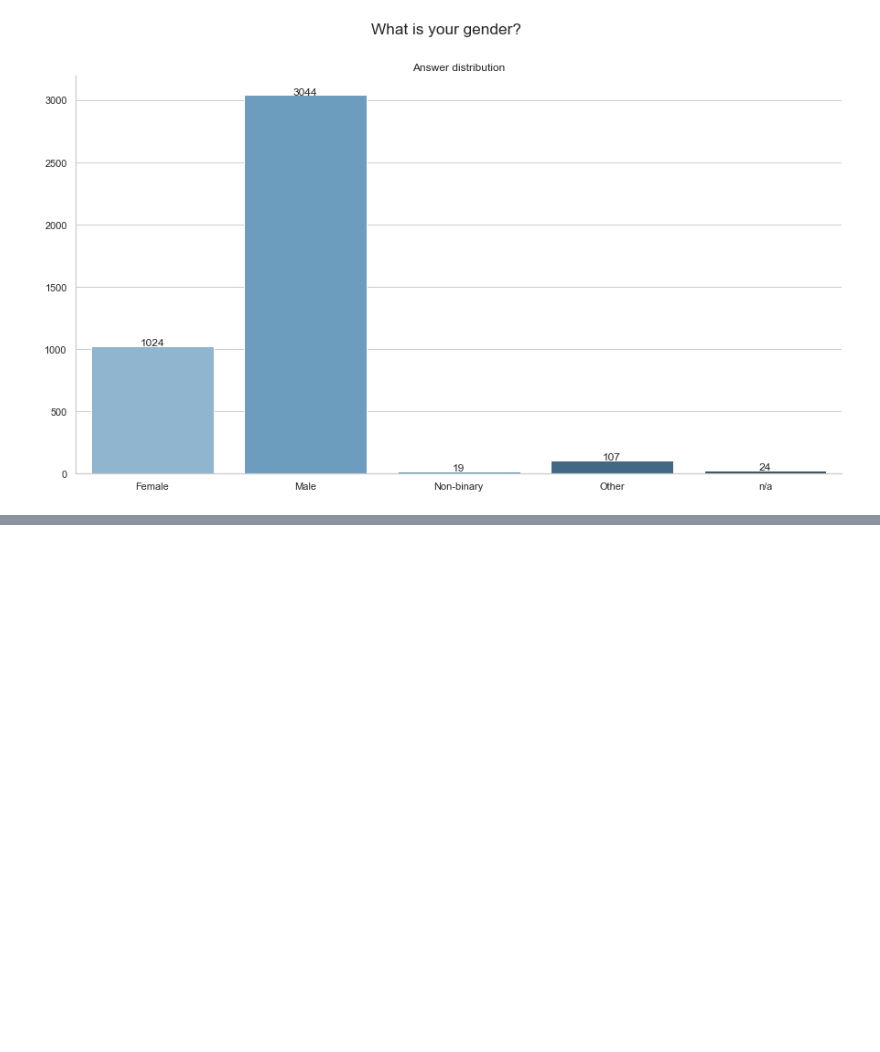
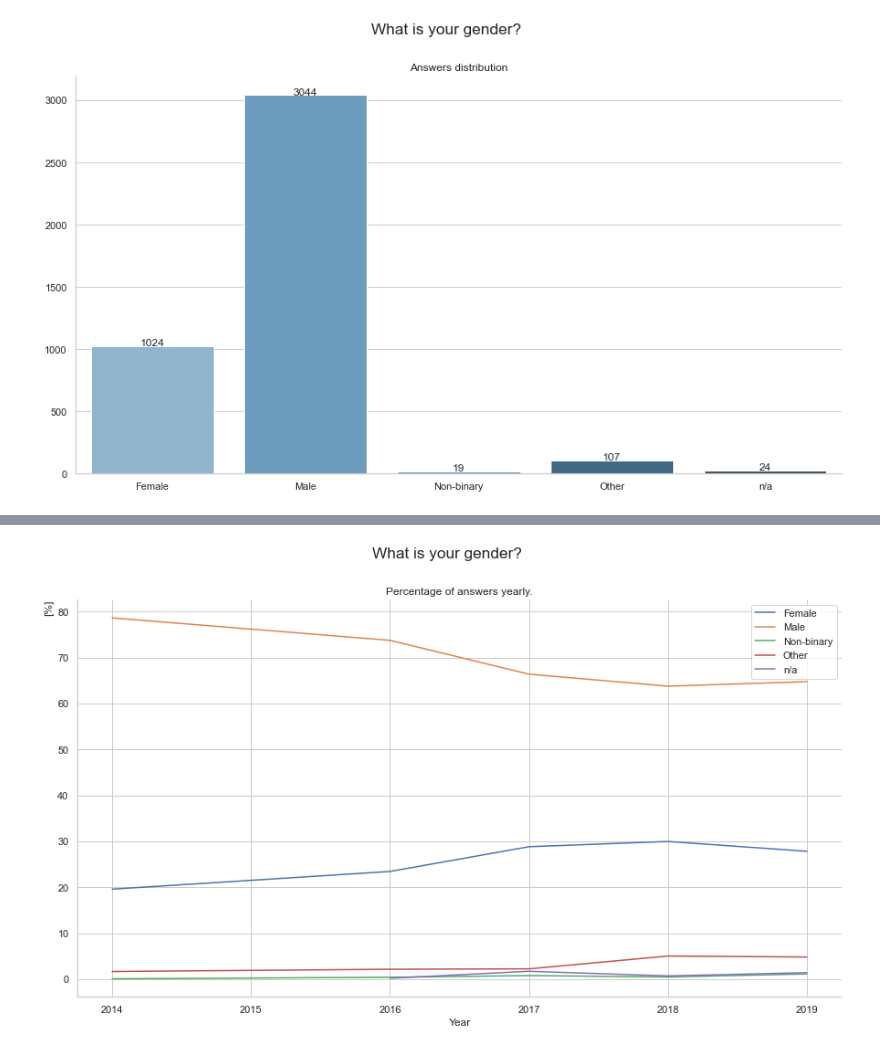
Before and after one commit to TBSDA/SQL, a Jupyter notebook: Tech Mental Health/Untitled.ipynb, the cells around one changed output, grey strips where cells are left out. Cells and saved outputs as stored; diff of their text form; code cells hidden in the pictures; blank space fills up the shorter version.

```diff
--- a/Tech Mental Health/Untitled.ipynb
+++ b/Tech Mental Health/Untitled.ipynb
@@ -229,0 +252,4 @@ plot_answers_distribution(2)
+# %%
+presenter.plot_answers_pct_yearly(2)
+# %% [output]
+[figure, added]
```
Also changed, not shown: parts of 21 cells of this notebook.
